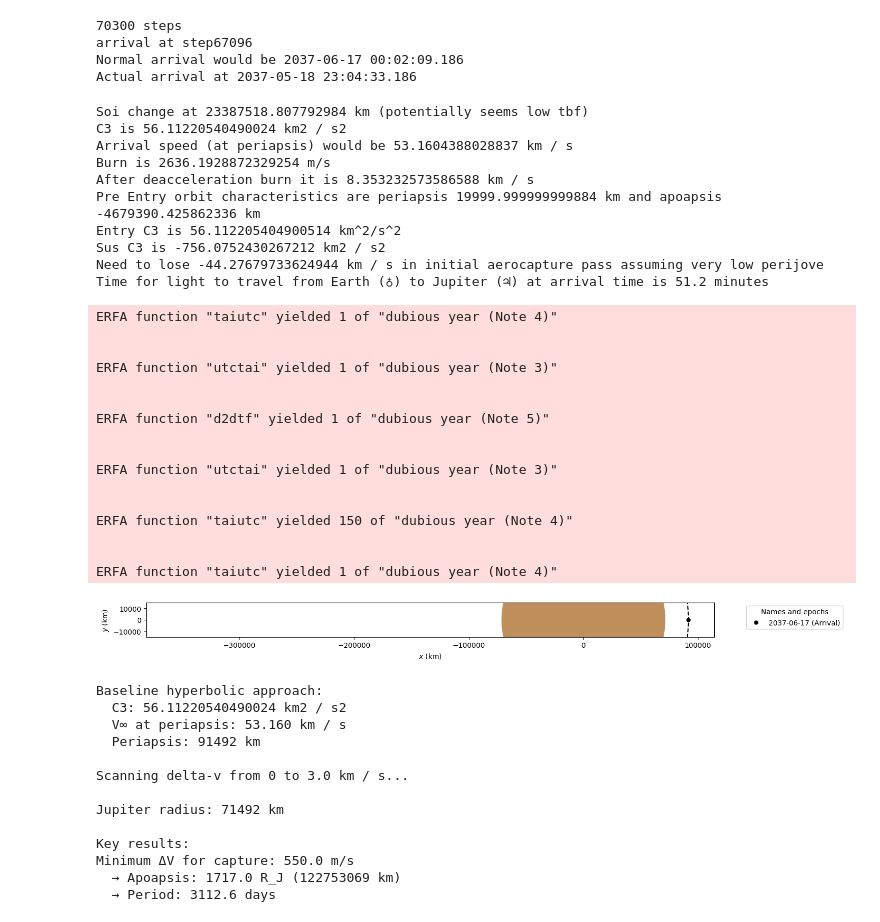
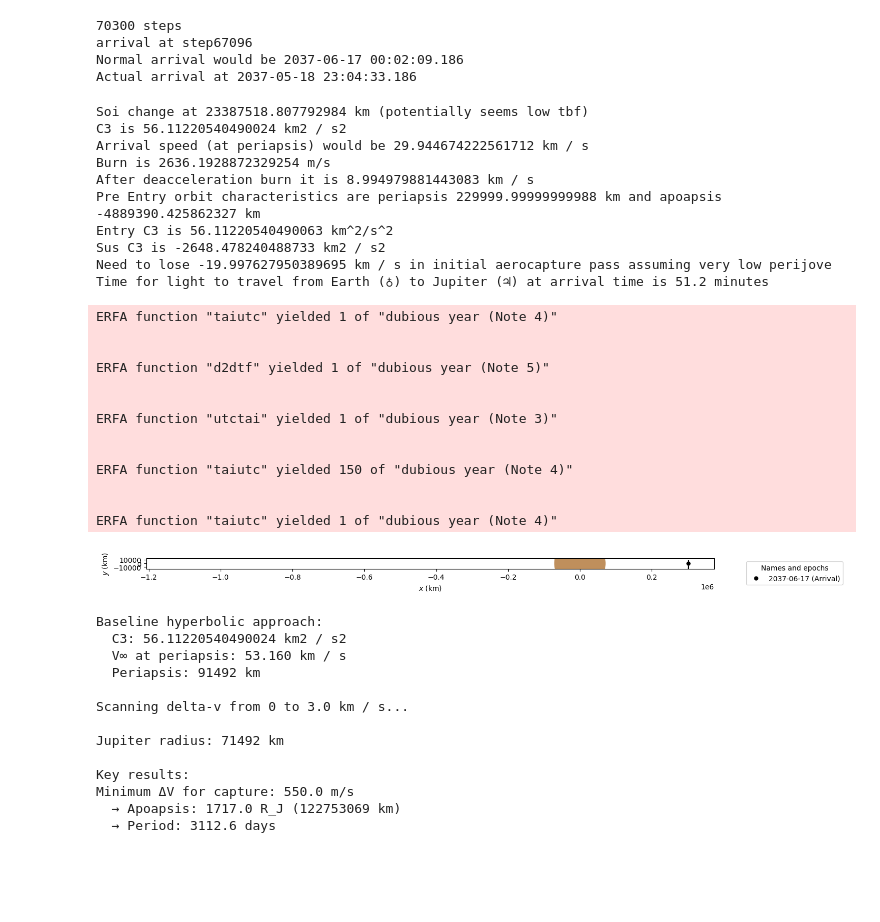
Before and after one commit to jackSN8/Starship_outer_planets_missions, a Jupyter notebook: general_trajectory_plotting.ipynb, the cells around one changed output. Cells and saved outputs as stored; diff of their text form; code cells hidden in the pictures; blank space fills up the shorter version.

```diff
--- a/general_trajectory_plotting.ipynb
+++ b/general_trajectory_plotting.ipynb
@@ -295,7 +295,7 @@ print(f"C3 is {c3_a}")
 
 
 #C3 only orbit calc
-r_p = 20000*u.km#arrival periapsis
+r_p = 230000*u.km#arrival periapsis
 a_exit = -(body_2.k / c3_a).to(u.km)
 ecc_exit = 1 - (r_p+body_2.R) / a_exit
 
@@ -394,43 +394,40 @@ print(f"Time for light to travel from {body_1} to {body_2} at arrival time is {p
 # #grav_difference = Sun.mass/(np.linalg.norm(ss_final.r)**2)-Earth.mass/(np.linalg.norm(r_sc_arriv)**2)
 # print(grav_difference)
 
 # arrival_orbit = Orbit.from_vectors(Earth,r_sc_arriv,v_sc_arriv,epoch=date_arrival-offset_time)
 # #arrival_orbit = arrival_orbit.propagate(0.3*u.day)
 # print(arrival_orbit)
 # print(f"This orbit gets to within {arrival_orbit.r_p-Earth.R} of the surface of earth")
 # print(f"Earth position at {lowest_date}")
 
 # earth_plotter = StaticOrbitPlotter()
 
 # earth_plotter.plot(arrival_orbit, label="earth Arrival", color="k")
 # %% [output]
 Soi change at 23387518.807792984 km (potentially seems low tbf)
 C3 is 56.11220540490024 km2 / s2
-Arrival speed (at periapsis) would be 53.1604388028837 km / s
+Arrival speed (at periapsis) would be 29.944674222561712 km / s
 Burn is 2636.1928872329254 m/s
-After deacceleration burn it is 8.353232573586588 km / s
-Pre Entry orbit characteristics are periapsis 19999.999999999884 km and apoapsis -4679390.425862336 km
-Entry C3 is 56.112205404900514 km^2/s^2
-Sus C3 is -756.0752430267212 km2 / s2
-Need to lose -44.27679733624944 km / s in initial aerocapture pass assuming very low perijove
+After deacceleration burn it is 8.994979881443083 km / s
+Pre Entry orbit characteristics are periapsis 229999.99999999988 km and apoapsis -4889390.425862327 km
+Entry C3 is 56.11220540490063 km^2/s^2
+Sus C3 is -2648.478240488733 km2 / s2
+Need to lose -19.997627950389695 km / s in initial aerocapture pass assuming very low perijove
 Time for light to travel from Earth (♁) to Jupiter (♃) at arrival time is 51.2 minutes
 ERFA function "taiutc" yielded 1 of "dubious year (Note 4)"
-
-
-ERFA function "utctai" yielded 1 of "dubious year (Note 3)"
 
 
 ERFA function "d2dtf" yielded 1 of "dubious year (Note 5)"
 
 
 ERFA function "utctai" yielded 1 of "dubious year (Note 3)"
 
 
 ERFA function "taiutc" yielded 150 of "dubious year (Note 4)"
 
 
 ERFA function "taiutc" yielded 1 of "dubious year (Note 4)"
-[figure, old version]
+[figure, new version]
 # %%
 ## Calculate apoapsis reduction vs delta-v for Jupiter orbit insertion
 
```
Also changed, not shown: 5 other files.
